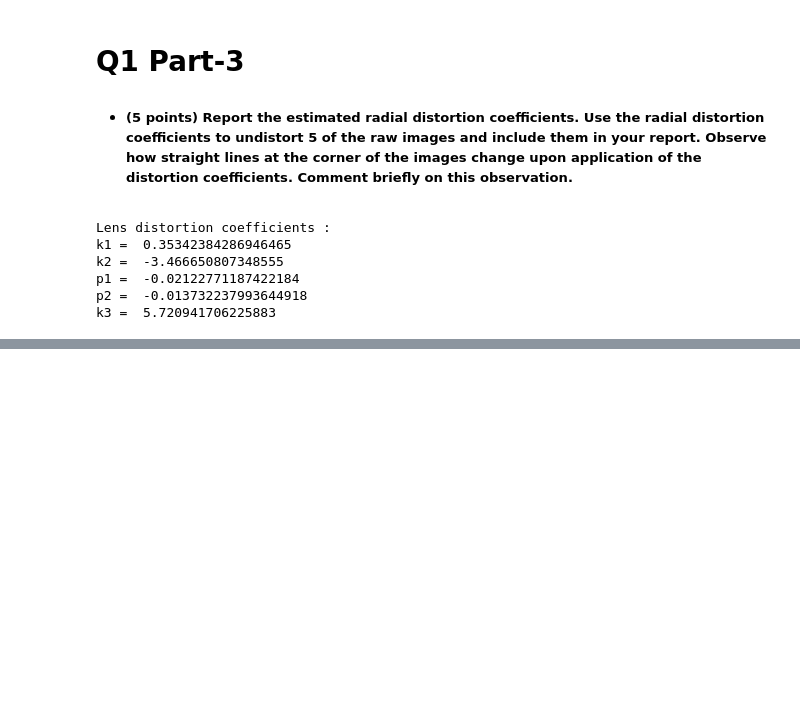
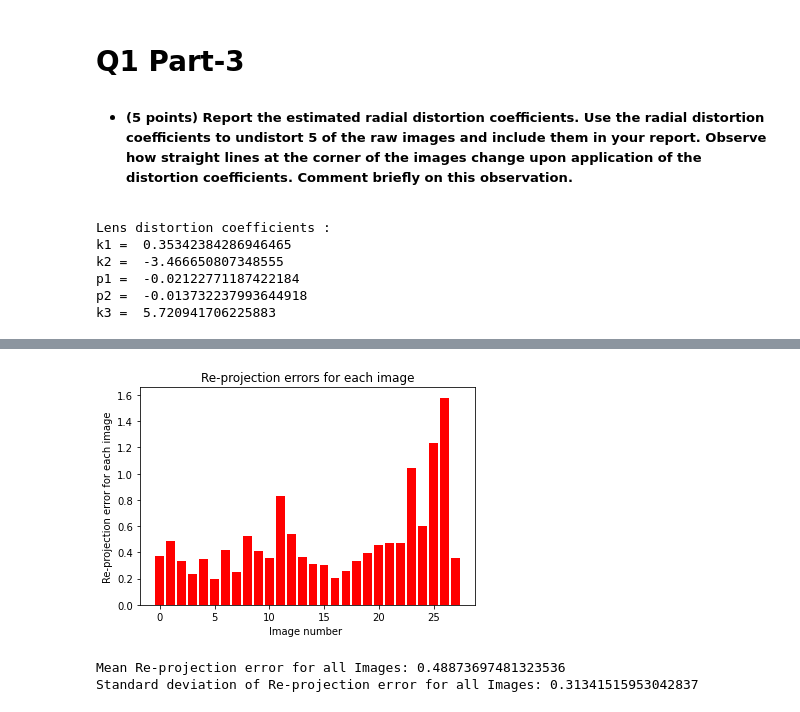
Before and after one commit to devKhush/Computer-Vision-Assignments, a Jupyter notebook: Assignment-2/Q1/Assignment_2__Q1__Solution.ipynb, the cells around one changed output, grey strips where cells are left out. Drawn from its saved outputs; the diff is of its cells as text; code cells hidden in the pictures; blank space fills up the shorter version.

```diff
--- a/Assignment-2/Q1/Assignment_2__Q1__Solution.ipynb
+++ b/Assignment-2/Q1/Assignment_2__Q1__Solution.ipynb
@@ -13,6 +13,10 @@ import numpy as np
 import matplotlib.pyplot as plt
 import os
 import glob
+import matplotlib as mpl
+from tqdm import tqdm
+mpl.rcParams['figure.facecolor'] = 'white'
+
 
 images = glob.glob('Chess_Images/*.jpg')
 print("Number of images: ", len(images))
@@ -178,0 +206,49 @@ k3 =  5.720941706225883
+# %%
+# Arrays to store object points and image points from all the images.
+objects_points = []
+image_points = []
+
+# Prepare world coordinate for 3D-object points, like (0,0,0), (1,0,0), (2,0,0) ....,(6,5,0), and so on
+objp = np.zeros((1, checkerboard_size[0]*checkerboard_size[1], 3), np.float32)
+objp[0,:,:2] = np.mgrid[0:checkerboard_size[0], 0:checkerboard_size[1]].T.reshape(-1, 2)
+criteria = (cv2.TERM_CRITERIA_EPS + cv2.TERM_CRITERIA_MAX_ITER, 30, 0.001)
+
+errors = []
+i = 0
+print("Images Processed:")
+
+for image_name in tqdm(images):
+    img = cv2.imread(image_name)
+    inverted_img = np.array(255 - img, dtype=np.uint8)
+    gray_img = cv2.cvtColor(inverted_img, cv2.COLOR_BGR2GRAY)
+    ret, corners = cv2.findChessboardCorners(image=gray_img, patternSize=checkerboard_size,
+            flags=cv2.CALIB_CB_ADAPTIVE_THRESH + cv2.CALIB_CB_FAST_CHECK + cv2.CALIB_CB_NORMALIZE_IMAGE)
+
+    if ret == True:
+        corners_refined = cv2.cornerSubPix(gray_img, corners, (11,11), (-1,-1), criteria)
+        objects_points.append(objp)
+        image_points.append(corners_refined)
+
+        # project 3D points to image plane
+        reproj_imgage_points, _ = cv2.projectPoints(objp, rvecs[i], tvecs[i], cameraInternalMatrix, distCoeffs)
+        # calculate error
+        error = cv2.norm(corners_refined, reproj_imgage_points, cv2.NORM_L2)/len(reproj_imgage_points)
+        errors.append(error)
+        i += 1
+# %%
+plt.bar(np.arange(len(errors)), errors, 0.8, color='r')
+plt.title('Re-projection errors for each image')
+plt.xlabel('Image number ')
+plt.ylabel('Re-projection error for each image');
+# %% [output]
+[figure, added]
+# %%
+# calculate mean and standard deviation of re-projection error
+mean_error = np.mean(errors)
+std_dev_error = np.std(errors)
+
+print('Mean Re-projection error for all Images:', mean_error)
+print('Standard deviation of Re-projection error for all Images:', std_dev_error)
+# %% [output]
+Mean Re-projection error for all Images: 0.48873697481323536
+Standard deviation of Re-projection error for all Images: 0.31341515953042837
```
Also changed, not shown: parts of 4 cells of this notebook, 11 other files.
